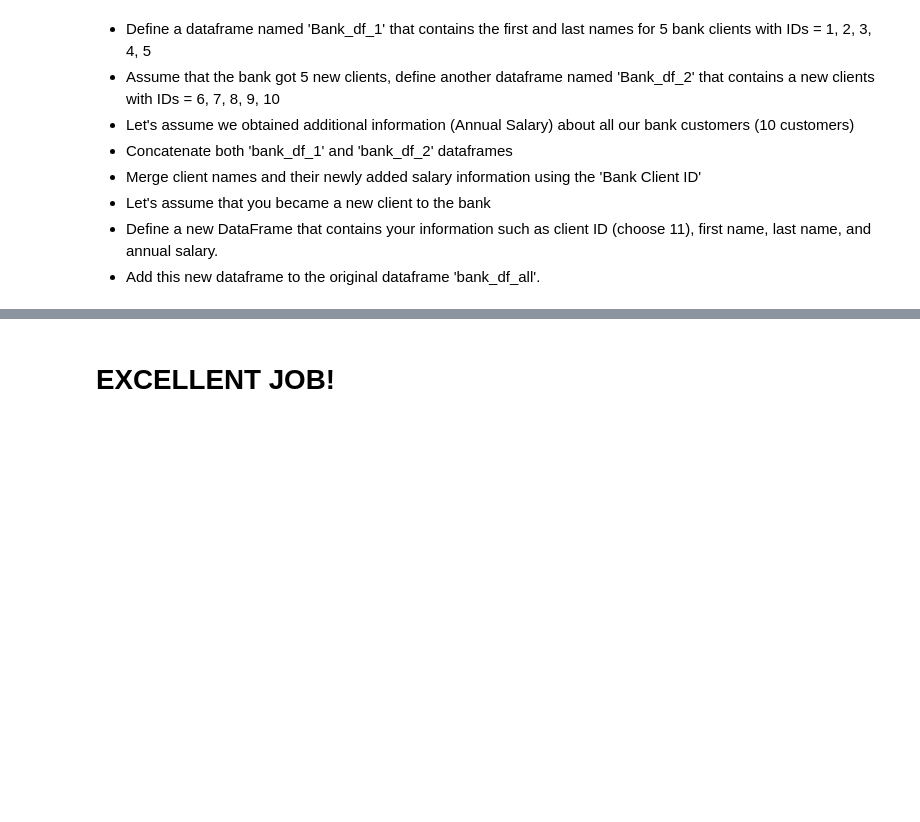
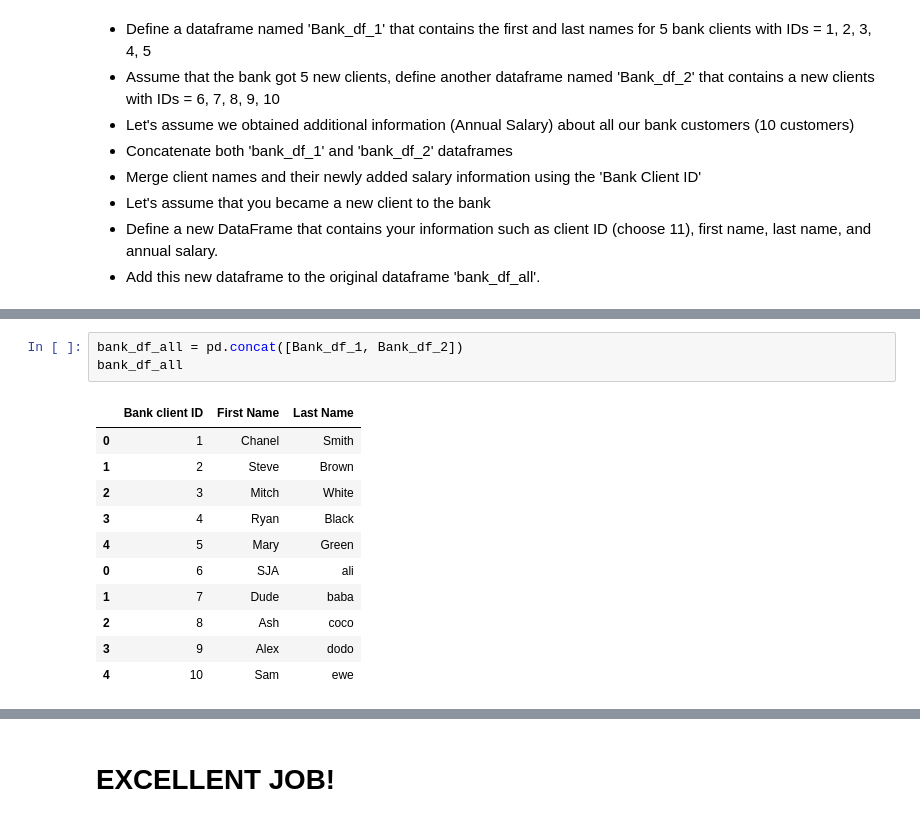
Before and after one commit to sja-thedude/Python-DataAnalysis, a Jupyter notebook: Python Libraries for Data Analysis - Numpy and Pandas.ipynb, the cells around one changed output, grey strips where cells are left out. Drawn from its saved outputs; the diff is of its cells as text; blank space fills up the shorter version.

```diff
--- a/Python Libraries for Data Analysis - Numpy and Pandas.ipynb
+++ b/Python Libraries for Data Analysis - Numpy and Pandas.ipynb
@@ -556,0 +713,15 @@ bank_client_df
+# %%
+bank_df_all = pd.concat([Bank_df_1, Bank_df_2])
+bank_df_all
+# %% [output]
+|  | Bank client ID | First Name | Last Name |
+| 0 | 1 | Chanel | Smith |
+| 1 | 2 | Steve | Brown |
+| 2 | 3 | Mitch | White |
+| 3 | 4 | Ryan | Black |
+| 4 | 5 | Mary | Green |
+| 0 | 6 | SJA | ali |
+| 1 | 7 | Dude | baba |
+| 2 | 8 | Ash | coco |
+| 3 | 9 | Alex | dodo |
+| 4 | 10 | Sam | ewe |
```
Also changed, not shown: parts of 25 cells of this notebook.
